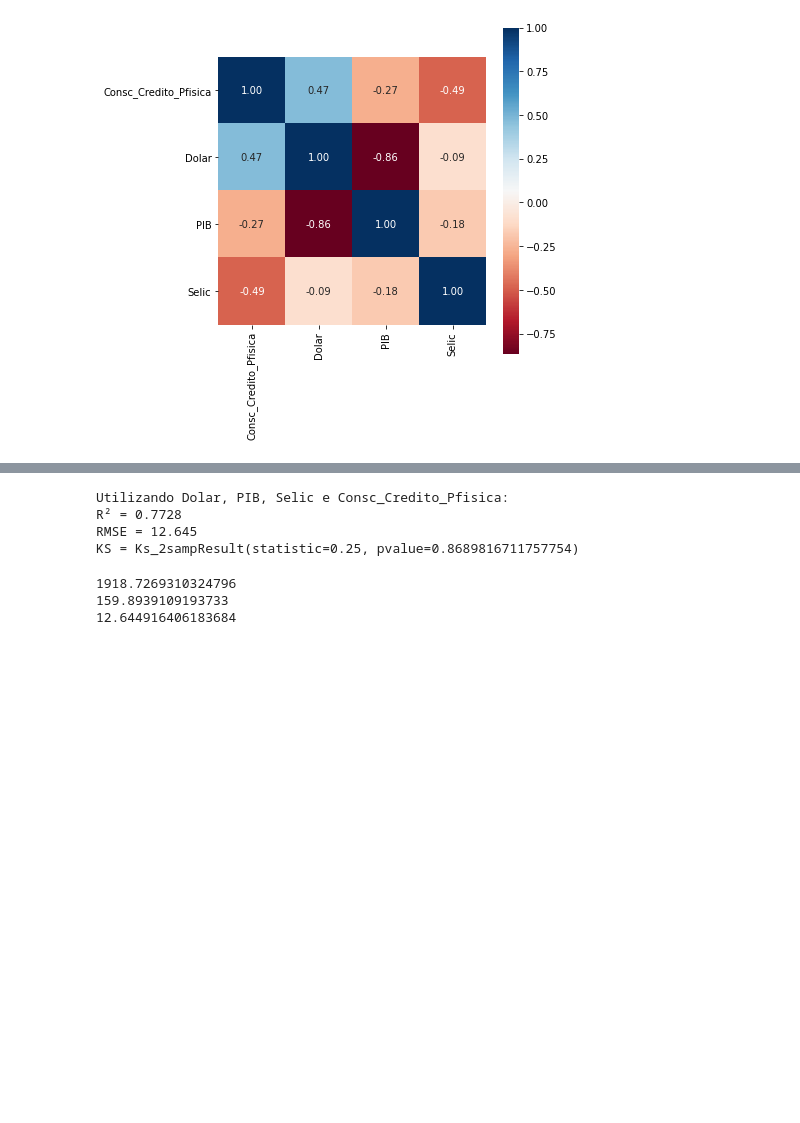
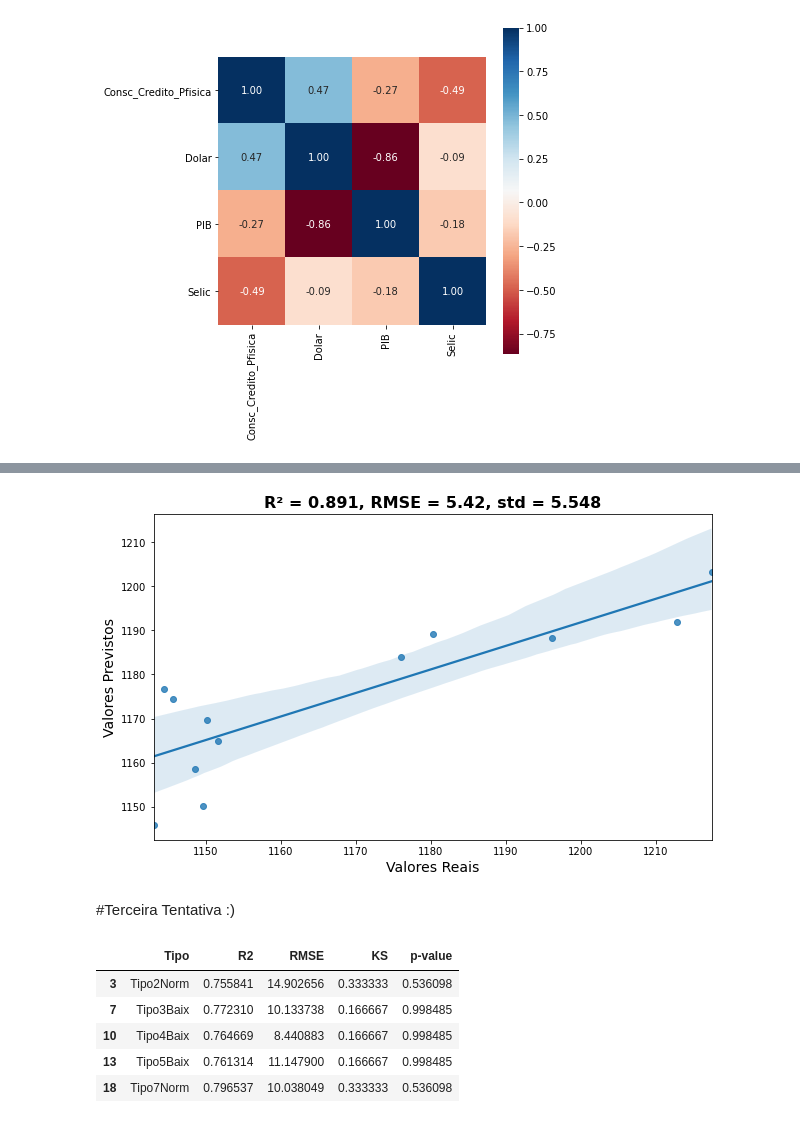
Before and after one commit to GabrielTrentino/TCC, a Jupyter notebook: TCC_parte03.ipynb, the cells around one changed output, grey strips where cells are left out. Drawn from its saved outputs; the diff is of its cells as text; code cells hidden in the pictures; blank space fills up the shorter version.

```diff
--- a/TCC_parte03.ipynb
+++ b/TCC_parte03.ipynb
@@ -189,35 +379,39 @@ sns.heatmap(df[['Consc_Credito_Pfisica', 'Dolar', 'PIB', 'Selic']].corr(), cmap=
+# %%
+fig, ax = plt.subplots(figsize=(10,6))
+
+sns.regplot(resultados.iloc[0].y_test, resultados.iloc[0].y_pred, ax = ax)
+plt.title('R² = {:.3f}, RMSE = {:.2f}, std = {:.3f}'.format(R2, RMSE, std), fontweight="bold", fontsize = 16)
+plt.xlabel('Valores Reais', fontsize = 14)
+plt.ylabel('Valores Previstos', fontsize = 14);
+# %% [output]
+[figure, added]
+# %% [markdown]
+#Terceira Tentativa :)
 # %%
-from scipy.stats import ks_2samp
-
-df_melhor = df[['Dolar', 'PIB', 'Selic', 'Consc_Credito_Pfisica']]
+df_melhor = df[['Cesta_Basica', 'Consc_Credito_Pfisica', 'Desemprego', 'IPCA_mês', 'Ibovespa', 'PIB_Const', 'Salario']]
 X_train = df_melhor[df_melhor.index < '2019']
 X_test = df_melhor[df_melhor.index >= '2019']
+resultados = []
+for nome, dados in df_new.iteritems():
+  y_train = pd.DataFrame(df_new[df_new.index < '2019'][nome])
+  y_test = pd.DataFrame(df_new[df_new.index >= '2019'][nome])
 
-y_train = pd.DataFrame(df_new[df_new.index < '2019'].Tipo1Norm)
-y_test = pd.DataFrame(df_new[df_new.index >= '2019'].Tipo1Norm)
+  modelo = LinearRegression()
+  modelo.fit(X_train, y_train)
+  y_pred = modelo.predict(X_test)
 
-modelo = LinearRegression()
-modelo.fit(X_train, y_train)
-y_pred = modelo.predict(X_test)
-R2 = metrics.r2_score(y_test, y_pred)
-RMSE = metrics.mean_squared_error(y_test, y_pred, squared = False)
-y_pred = np.ravel(y_pred)
-KS = ks_2samp(y_pred, y_test.Tipo1Norm)
+  R2 = metrics.r2_score(y_test, y_pred)
+  RMSE = metrics.mean_squared_error(y_test, y_pred, squared = False)
+  y_pred = np.ravel(y_pred)
+  KS = ks_2samp(y_pred, y_test[nome])
 
-print('Utilizando Dolar, PIB, Selic e Consc_Credito_Pfisica:')
-print('R² = {:.4f}'.format(R2))
-print('RMSE = {:.3f}'.format(RMSE))
-print('KS = {}'.format(KS))
+  resultados.append([nome, R2, RMSE, KS[0], KS[1]])
+resultados = pd.DataFrame(resultados, columns=["Tipo", "R2", "RMSE", "KS", "p-value"])
+resultados[resultados.R2 > 0.75]
 # %% [output]
-Utilizando Dolar, PIB, Selic e Consc_Credito_Pfisica:
-R² = 0.7728
-RMSE = 12.645
-KS = Ks_2sampResult(statistic=0.25, pvalue=0.8689816711757754)
+|  | Tipo | R2 | RMSE | KS | p-value |
+| 3 | Tipo2Norm | 0.755841 | 14.902656 | 0.333333 | 0.536098 |
+| 7 | Tipo3Baix | 0.772310 | 10.133738 | 0.166667 | 0.998485 |
+| 10 | Tipo4Baix | 0.764669 | 8.440883 | 0.166667 | 0.998485 |
+| 13 | Tipo5Baix | 0.761314 | 11.147900 | 0.166667 | 0.998485 |
+| 18 | Tipo7Norm | 0.796537 | 10.038049 | 0.333333 | 0.536098 |
-# %%
-print(((y_test.Tipo1Norm - y_pred)**2).sum())
-print(np.mean((y_test.Tipo1Norm - y_pred)**2))
-print(np.sqrt(np.mean((y_test.Tipo1Norm - y_pred)**2)))
-# %% [output]
-1918.7269310324796
-159.8939109193733
-12.644916406183684
```
Also changed, not shown: parts of 16 cells of this notebook.
